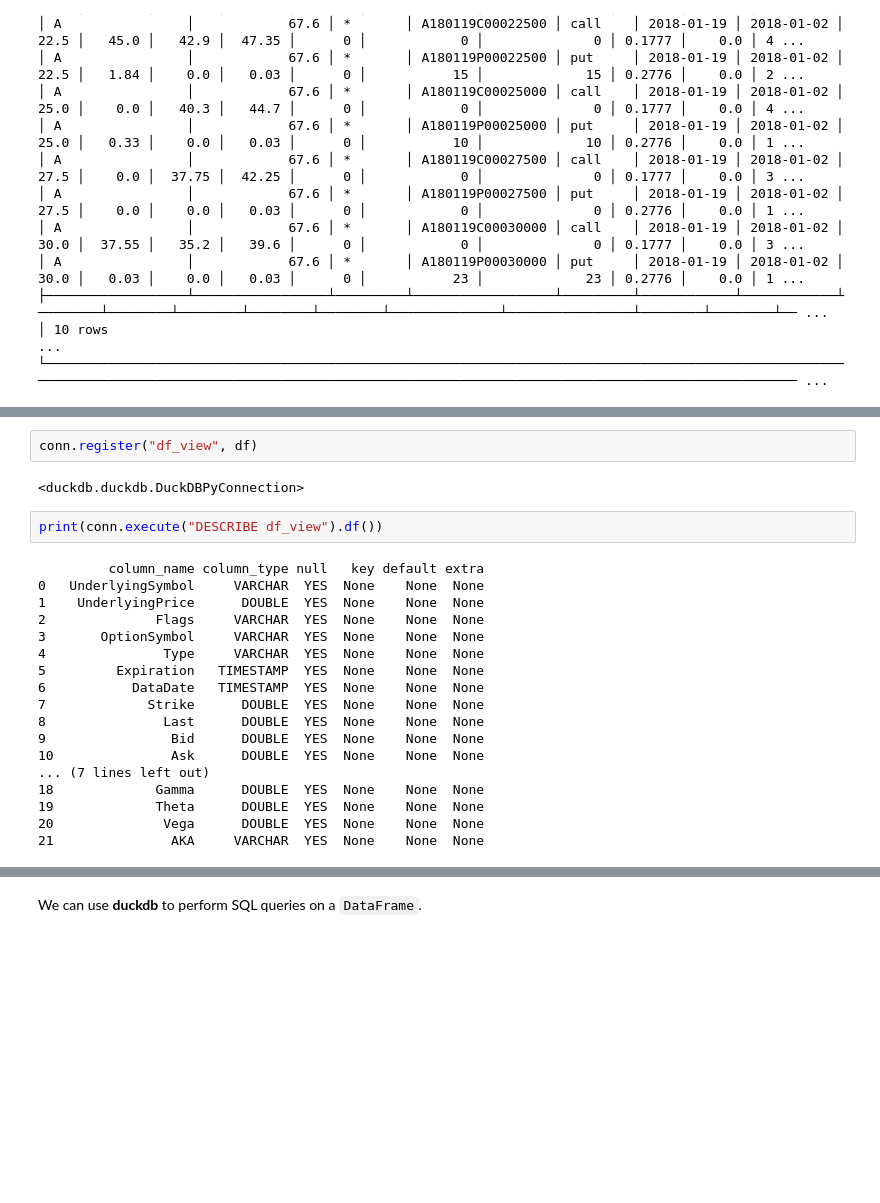
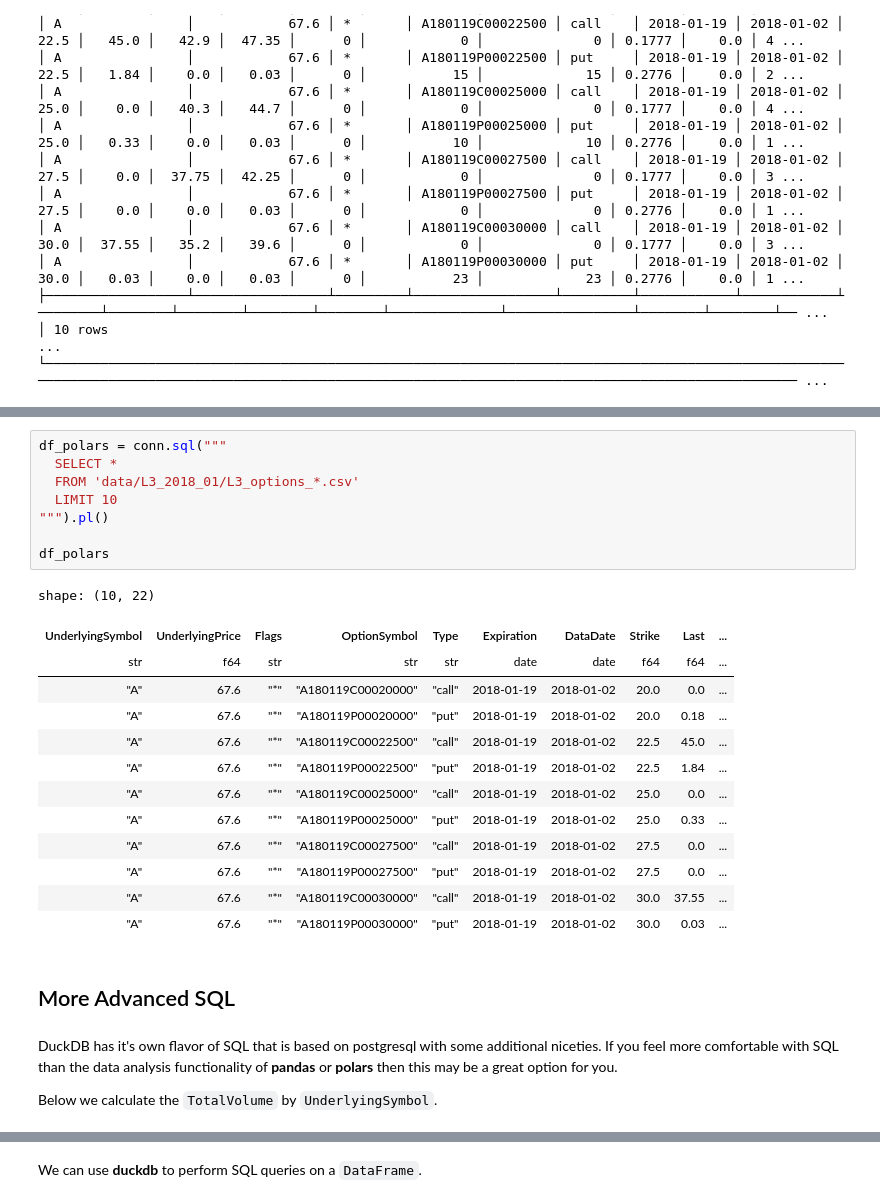
Before and after one commit to pritamdalal/big_data_fm5323, a Jupyter notebook: 03_duckdb_introduction.ipynb, the cells around one changed output, grey strips where cells are left out. Cells and saved outputs as stored; diff of their text form; blank space fills up the shorter version.

Commit message:
finished duckdb_introduction

```diff
--- a/03_duckdb_introduction.ipynb
+++ b/03_duckdb_introduction.ipynb
@@ -54,27 +76,31 @@ df
-# %%
-conn.register("df_view", df)
-# %% [output]
-<duckdb.duckdb.DuckDBPyConnection>
-# %%
-print(conn.execute("DESCRIBE df_view").df())
-# %% [output]
-         column_name column_type null   key default extra
-0   UnderlyingSymbol     VARCHAR  YES  None    None  None
-1    UnderlyingPrice      DOUBLE  YES  None    None  None
-2              Flags     VARCHAR  YES  None    None  None
-3       OptionSymbol     VARCHAR  YES  None    None  None
-4               Type     VARCHAR  YES  None    None  None
-5         Expiration   TIMESTAMP  YES  None    None  None
-6           DataDate   TIMESTAMP  YES  None    None  None
-7             Strike      DOUBLE  YES  None    None  None
-8               Last      DOUBLE  YES  None    None  None
-9                Bid      DOUBLE  YES  None    None  None
-10               Ask      DOUBLE  YES  None    None  None
-... (7 lines left out)
-18             Gamma      DOUBLE  YES  None    None  None
-19             Theta      DOUBLE  YES  None    None  None
-20              Vega      DOUBLE  YES  None    None  None
-21               AKA     VARCHAR  YES  None    None  None
+# %%
+df_polars = conn.sql("""
+  SELECT *
+  FROM 'data/L3_2018_01/L3_options_*.csv'
+  LIMIT 10
+""").pl()
+
+df_polars
+# %% [output]
+shape: (10, 22)
+| UnderlyingSymbol | UnderlyingPrice | Flags | OptionSymbol | Type | Expiration | DataDate | Strike | Last | ... |
+| str | f64 | str | str | str | date | date | f64 | f64 | ... |
+| "A" | 67.6 | "*" | "A180119C00020000" | "call" | 2018-01-19 | 2018-01-02 | 20.0 | 0.0 | ... |
+| "A" | 67.6 | "*" | "A180119P00020000" | "put" | 2018-01-19 | 2018-01-02 | 20.0 | 0.18 | ... |
+| "A" | 67.6 | "*" | "A180119C00022500" | "call" | 2018-01-19 | 2018-01-02 | 22.5 | 45.0 | ... |
+| "A" | 67.6 | "*" | "A180119P00022500" | "put" | 2018-01-19 | 2018-01-02 | 22.5 | 1.84 | ... |
+| "A" | 67.6 | "*" | "A180119C00025000" | "call" | 2018-01-19 | 2018-01-02 | 25.0 | 0.0 | ... |
+| "A" | 67.6 | "*" | "A180119P00025000" | "put" | 2018-01-19 | 2018-01-02 | 25.0 | 0.33 | ... |
+| "A" | 67.6 | "*" | "A180119C00027500" | "call" | 2018-01-19 | 2018-01-02 | 27.5 | 0.0 | ... |
+| "A" | 67.6 | "*" | "A180119P00027500" | "put" | 2018-01-19 | 2018-01-02 | 27.5 | 0.0 | ... |
+| "A" | 67.6 | "*" | "A180119C00030000" | "call" | 2018-01-19 | 2018-01-02 | 30.0 | 37.55 | ... |
+| "A" | 67.6 | "*" | "A180119P00030000" | "put" | 2018-01-19 | 2018-01-02 | 30.0 | 0.03 | ... |
+# %% [markdown]
+## More Advanced SQL
+# %% [markdown]
+DuckDB has it's own flavor of SQL that is based on postgresql with some additional niceties.  If you feel more comfortable with SQL than the data analysis functionality of **pandas** or **polars** then this may be a great option for you.
+
+Below we calculate the `TotalVolume` by `UnderlyingSymbol`.
 # %%
 conn.sql("""
     SELECT UnderlyingSymbol, sum(Volume) as TotalVolume
```
Also changed, not shown: parts of 20 cells of this notebook.
